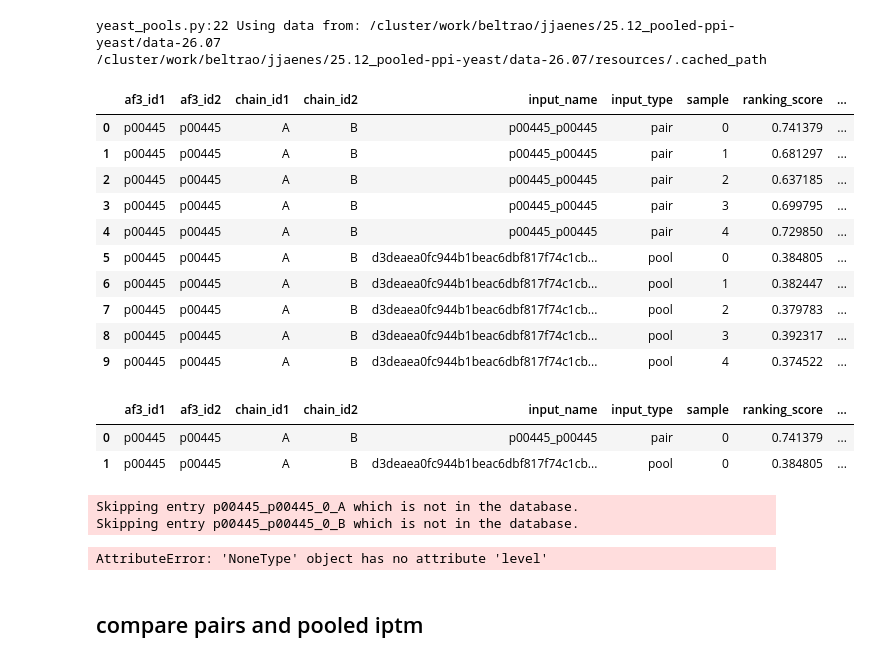
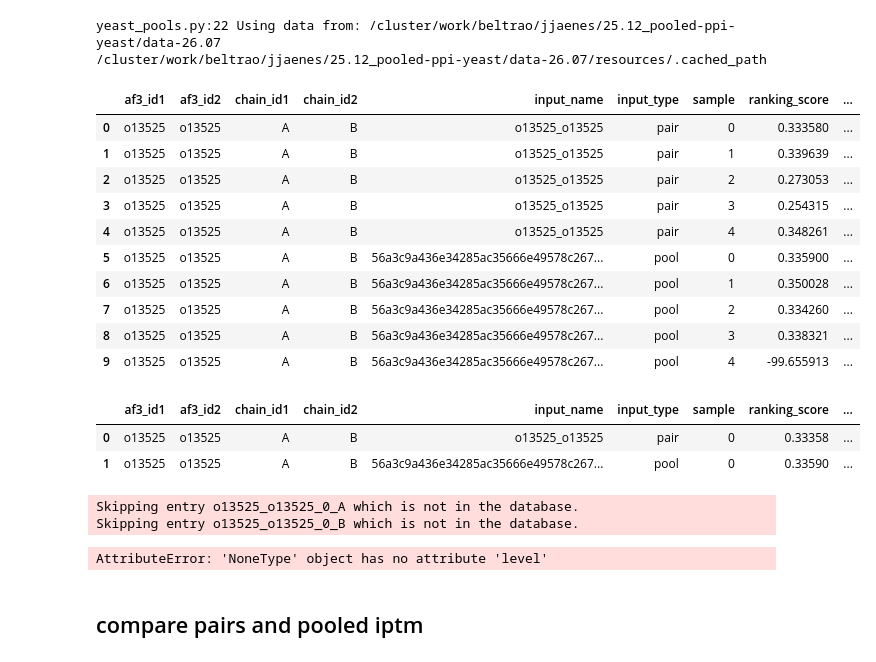
Before and after one commit to Kim-Dammer/master_thesis, a Jupyter notebook: notebooks/08_homomultimers.ipynb, the cells around one changed output. Drawn from its saved outputs; the diff is of its cells as text; code cells hidden in the pictures.

Commit message:
Add minimal repro for foldcomp pair-structure ingestion gap

```diff
--- a/notebooks/08_homomultimers.ipynb
+++ b/notebooks/08_homomultimers.ipynb
@@ -16,28 +16,28 @@ import pooled_ppi.yeast_pools as yp
 yeast_pools.py:22 Using data from: /cluster/work/beltrao/jjaenes/25.12_pooled-ppi-yeast/data-26.07
 /cluster/work/beltrao/jjaenes/25.12_pooled-ppi-yeast/data-26.07/resources/.cached_path
 # %%
-af3_id = 'p00445'
+af3_id = 'o13525'
 yp.get_models(filters=[('af3_id1', '==', af3_id), ('af3_id2', '==', af3_id)])
 # %% [output]
 |  | af3_id1 | af3_id2 | chain_id1 | chain_id2 | input_name | input_type | sample | ranking_score | ... |
-| 0 | p00445 | p00445 | A | B | p00445_p00445 | pair | 0 | 0.741379 | ... |
-| 1 | p00445 | p00445 | A | B | p00445_p00445 | pair | 1 | 0.681297 | ... |
-| 2 | p00445 | p00445 | A | B | p00445_p00445 | pair | 2 | 0.637185 | ... |
-| 3 | p00445 | p00445 | A | B | p00445_p00445 | pair | 3 | 0.699795 | ... |
-| 4 | p00445 | p00445 | A | B | p00445_p00445 | pair | 4 | 0.729850 | ... |
-| 5 | p00445 | p00445 | A | B | d3deaea0fc944b1beac6dbf817f74c1cb... | pool | 0 | 0.384805 | ... |
-| 6 | p00445 | p00445 | A | B | d3deaea0fc944b1beac6dbf817f74c1cb... | pool | 1 | 0.382447 | ... |
-| 7 | p00445 | p00445 | A | B | d3deaea0fc944b1beac6dbf817f74c1cb... | pool | 2 | 0.379783 | ... |
-| 8 | p00445 | p00445 | A | B | d3deaea0fc944b1beac6dbf817f74c1cb... | pool | 3 | 0.392317 | ... |
-| 9 | p00445 | p00445 | A | B | d3deaea0fc944b1beac6dbf817f74c1cb... | pool | 4 | 0.374522 | ... |
+| 0 | o13525 | o13525 | A | B | o13525_o13525 | pair | 0 | 0.333580 | ... |
+| 1 | o13525 | o13525 | A | B | o13525_o13525 | pair | 1 | 0.339639 | ... |
+| 2 | o13525 | o13525 | A | B | o13525_o13525 | pair | 2 | 0.273053 | ... |
+| 3 | o13525 | o13525 | A | B | o13525_o13525 | pair | 3 | 0.254315 | ... |
+| 4 | o13525 | o13525 | A | B | o13525_o13525 | pair | 4 | 0.348261 | ... |
+| 5 | o13525 | o13525 | A | B | 56a3c9a436e34285ac35666e49578c267... | pool | 0 | 0.335900 | ... |
+| 6 | o13525 | o13525 | A | B | 56a3c9a436e34285ac35666e49578c267... | pool | 1 | 0.350028 | ... |
+| 7 | o13525 | o13525 | A | B | 56a3c9a436e34285ac35666e49578c267... | pool | 2 | 0.334260 | ... |
+| 8 | o13525 | o13525 | A | B | 56a3c9a436e34285ac35666e49578c267... | pool | 3 | 0.338321 | ... |
+| 9 | o13525 | o13525 | A | B | 56a3c9a436e34285ac35666e49578c267... | pool | 4 | -99.655913 | ... |
 # %%
 # extract first model (sample==0) from pair and pool
 models = yp.get_models(filters=[('af3_id1', '==', af3_id), ('af3_id2', '==', af3_id), ('sample', '==', 0)])
 models
 # %% [output]
 |  | af3_id1 | af3_id2 | chain_id1 | chain_id2 | input_name | input_type | sample | ranking_score | ... |
-| 0 | p00445 | p00445 | A | B | p00445_p00445 | pair | 0 | 0.741379 | ... |
-| 1 | p00445 | p00445 | A | B | d3deaea0fc944b1beac6dbf817f74c1cb... | pool | 0 | 0.384805 | ... |
+| 0 | o13525 | o13525 | A | B | o13525_o13525 | pair | 0 | 0.33358 | ... |
+| 1 | o13525 | o13525 | A | B | 56a3c9a436e34285ac35666e49578c267... | pool | 0 | 0.33590 | ... |
 # %%
 out_path = PRJ_ROOT/ "tmp"
 for i, row in models.iterrows():
@@ -45,8 +45,8 @@ for i, row in models.iterrows():
     yp.save_predictions_db([row.db_id1, row.db_id2], path)
     print( out_path, 'written')
 # %% [output]
-Skipping entry p00445_p00445_0_A which is not in the database.
-Skipping entry p00445_p00445_0_B which is not in the database.
+Skipping entry o13525_o13525_0_A which is not in the database.
+Skipping entry o13525_o13525_0_B which is not in the database.
 AttributeError: 'NoneType' object has no attribute 'level'
 # %%
 import polars as pl
```
Also changed, not shown: parts of 5 cells of this notebook, 7 other files.
